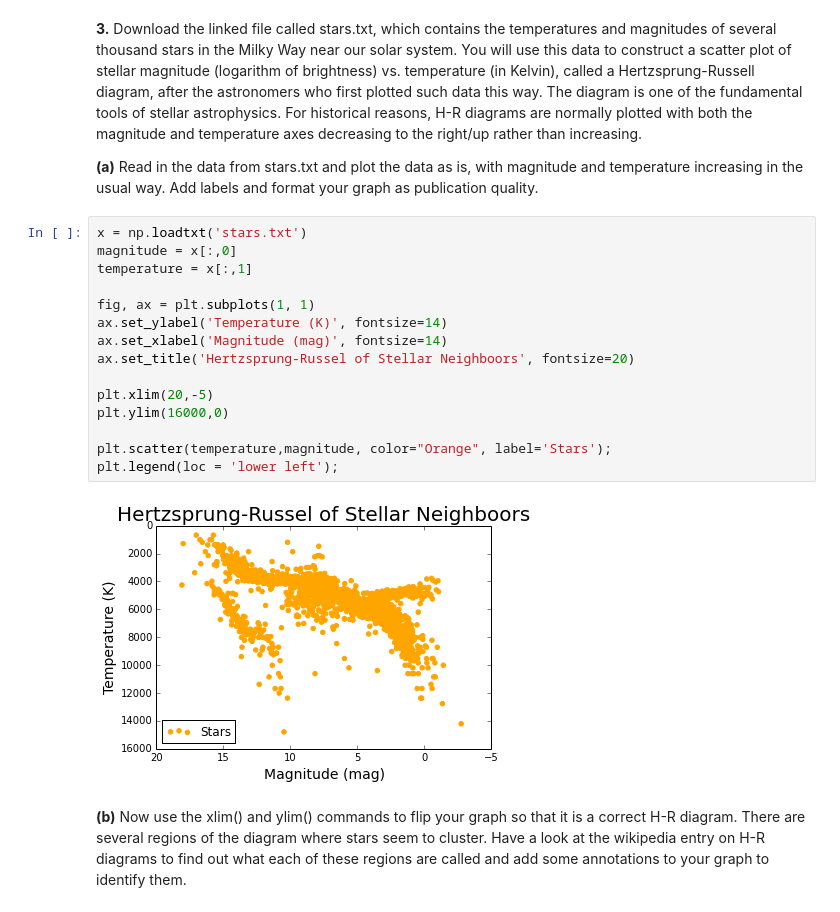
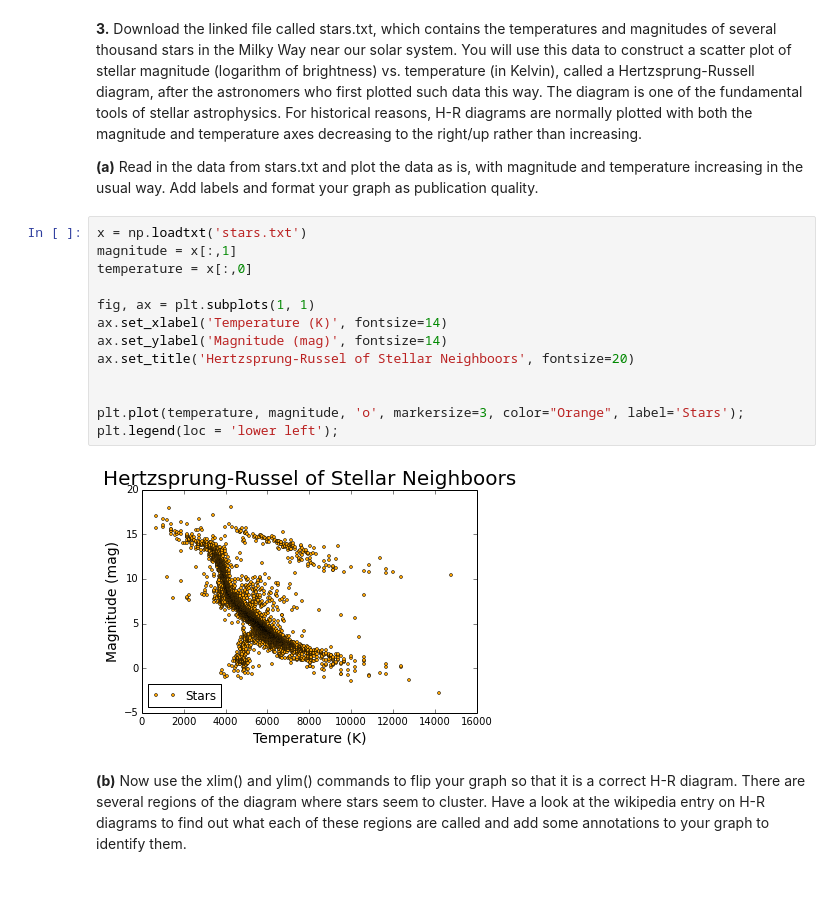
Before and after one commit to slewis06/PHYS202-S14, a Jupyter notebook: Graphics/GraphicsExercises.ipynb, the cells around one changed output. Saved outputs shown, nothing was run; the diff lists cells and outputs as text.

```diff
--- a/Graphics/GraphicsExercises.ipynb
+++ b/Graphics/GraphicsExercises.ipynb
@@ -84,20 +107,18 @@ plt.legend(loc='upper right');
 **(a)** Read in the data from stars.txt and plot the data as is, with magnitude and temperature increasing in the usual way. Add labels and format your graph as publication quality.
 # %%
 x = np.loadtxt('stars.txt')
-magnitude = x[:,0]
-temperature = x[:,1]
+magnitude = x[:,1]
+temperature = x[:,0]
 
 fig, ax = plt.subplots(1, 1)
-ax.set_ylabel('Temperature (K)', fontsize=14)
-ax.set_xlabel('Magnitude (mag)', fontsize=14)
+ax.set_xlabel('Temperature (K)', fontsize=14)
+ax.set_ylabel('Magnitude (mag)', fontsize=14)
 ax.set_title('Hertzsprung-Russel of Stellar Neighboors', fontsize=20)
 
-plt.xlim(20,-5)
-plt.ylim(16000,0)
 
-plt.scatter(temperature,magnitude, color="Orange", label='Stars');
+plt.plot(temperature, magnitude, 'o', markersize=3, color="Orange", label='Stars');
 plt.legend(loc = 'lower left');
 # %% [output]
-[figure, old version]
+[figure, new version]
 # %% [markdown]
 **(b)** Now use the xlim() and ylim() commands to flip your graph so that it is a correct H-R diagram. There are several regions of the diagram where stars seem to cluster. Have a look at the wikipedia entry on H-R diagrams to find out what each of these regions are called and add some annotations to your graph to identify them.
```
Also changed, not shown: parts of 9 cells of this notebook, 2 other files.
